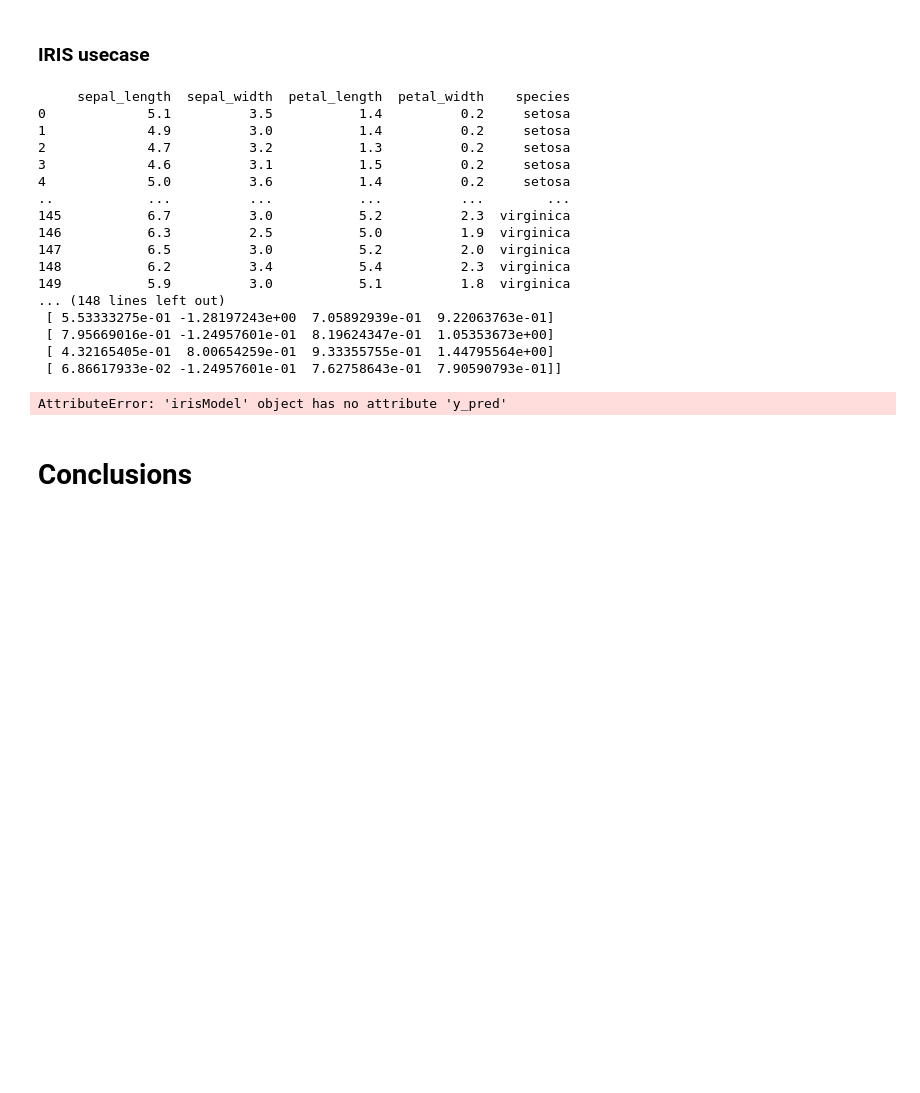
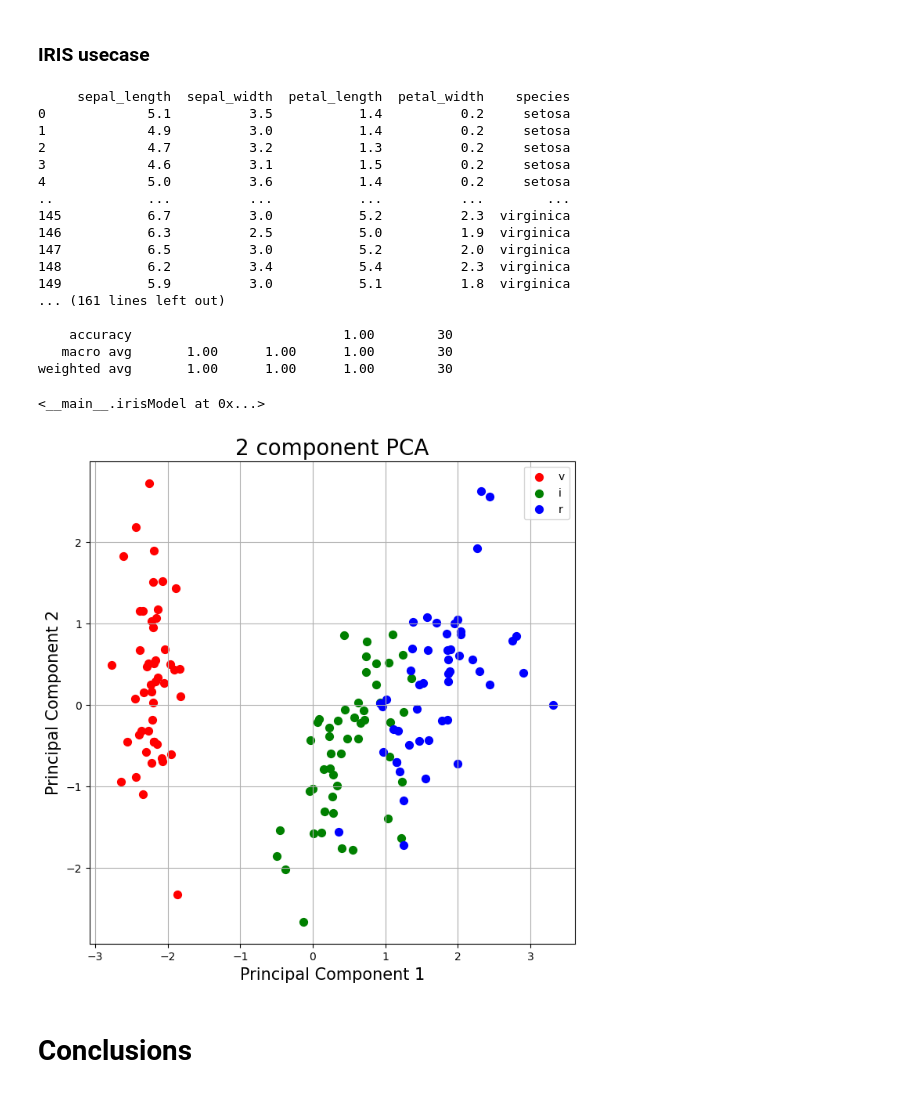
Before and after one commit to amahmood561/AI_healthcare_Final-Project, a Jupyter notebook: AI_healthcare_Final_Project.ipynb, the cells around one changed output. Drawn from its saved outputs; the diff is of its cells as text; code cells hidden in the pictures; blank space fills up the shorter version.

```diff
--- a/AI_healthcare_Final_Project.ipynb
+++ b/AI_healthcare_Final_Project.ipynb
@@ -624,6 +624,7 @@ class irisModel:
         self.model.fit(self.x_train, self.y_train)
 
     def confusionMatrix(self):
+        self.y_pred = self.model.predict(self.x_test)
         self.cm = confusion_matrix(self.y_pred, self.y_test)
         print(self.cm)
         print(accuracy_score(self.y_test, self.y_pred))
@@ -638,38 +639,39 @@ class irisModel:
         fig = plt.figure(figsize = (8,8))
         ax = fig.add_subplot(1,1,1)
         ax.set_xlabel('Principal Component 1', fontsize = 15)
         ax.set_ylabel('Principal Component 2', fontsize = 15)
         ax.set_title('2 component PCA', fontsize = 20)
         species = ['setosa', 'versicolor', 'virginica']
         colors = ['r', 'g', 'b']
         for species, color in zip(species,colors):
             indicesToKeep = self.finalDf['species'] == species
             ax.scatter(self.finalDf.loc[indicesToKeep, 'principal component 1']
                        , self.finalDf.loc[indicesToKeep, 'principal component 2']
                        , c = color
                        , s = 50)
         ax.legend(species)
         ax.grid()
 
 irisModel()
 # %% [output]
      sepal_length  sepal_width  petal_length  petal_width    species
 0             5.1          3.5           1.4          0.2     setosa
 1             4.9          3.0           1.4          0.2     setosa
 2             4.7          3.2           1.3          0.2     setosa
 3             4.6          3.1           1.5          0.2     setosa
 4             5.0          3.6           1.4          0.2     setosa
 ..            ...          ...           ...          ...        ...
 145           6.7          3.0           5.2          2.3  virginica
 146           6.3          2.5           5.0          1.9  virginica
 147           6.5          3.0           5.2          2.0  virginica
 148           6.2          3.4           5.4          2.3  virginica
 149           5.9          3.0           5.1          1.8  virginica
-... (148 lines left out)
- [ 5.53333275e-01 -1.28197243e+00  7.05892939e-01  9.22063763e-01]
- [ 7.95669016e-01 -1.24957601e-01  8.19624347e-01  1.05353673e+00]
- [ 4.32165405e-01  8.00654259e-01  9.33355755e-01  1.44795564e+00]
- [ 6.86617933e-02 -1.24957601e-01  7.62758643e-01  7.90590793e-01]]
+... (161 lines left out)
+
+    accuracy                           1.00        30
+   macro avg       1.00      1.00      1.00        30
+weighted avg       1.00      1.00      1.00        30
-AttributeError: 'irisModel' object has no attribute 'y_pred'
+<__main__.irisModel at 0x...>
+[figure, added]
 # %% [markdown]
 <h1>Conclusions</h1>
```
